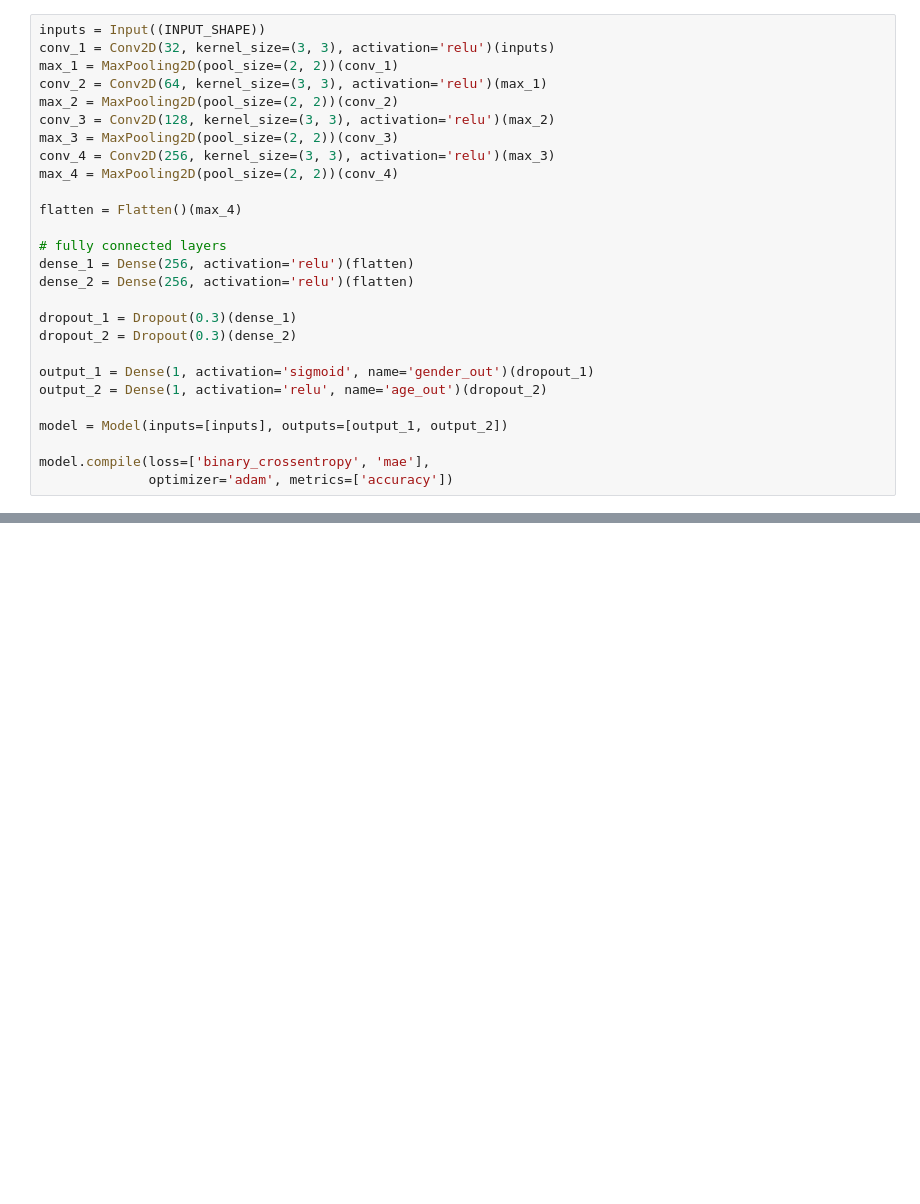
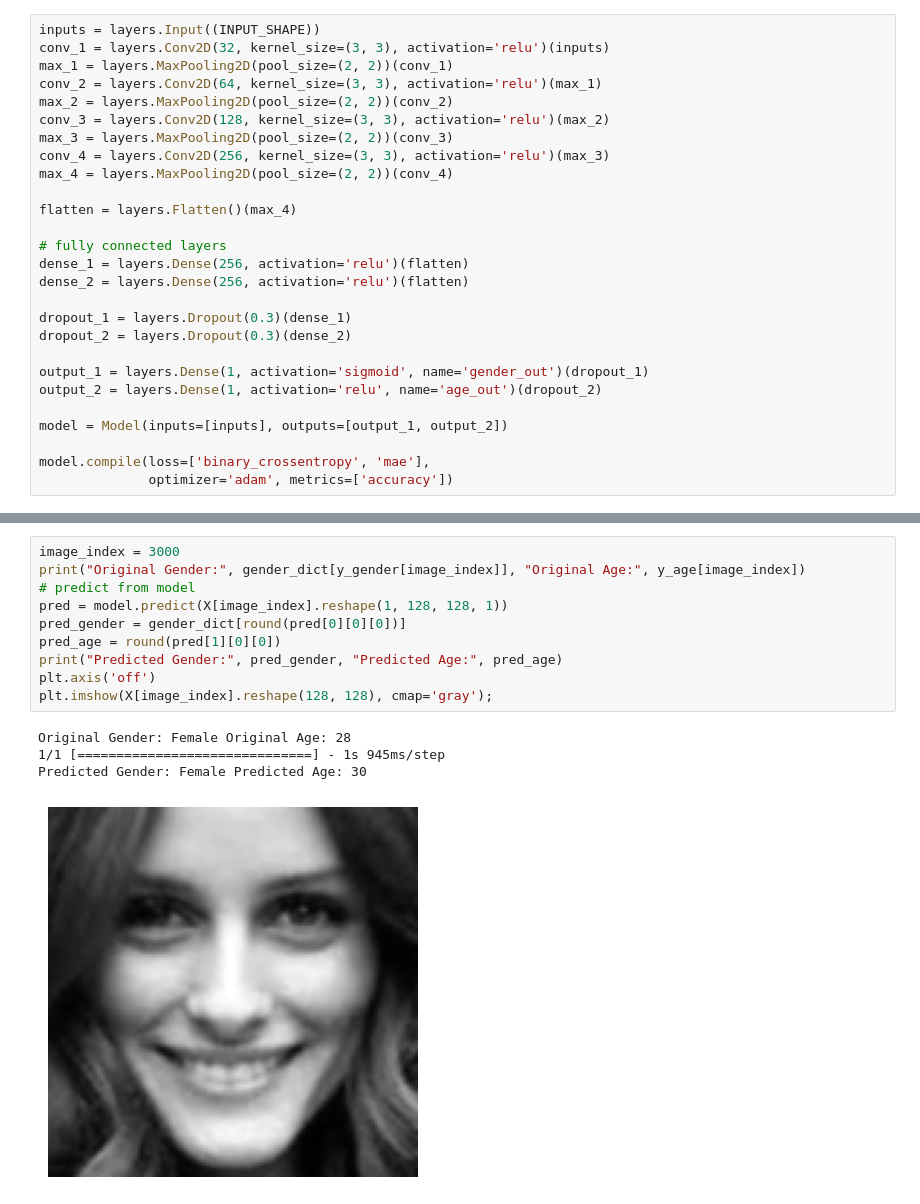
Before and after one commit to engm89/Deep_Learning_Projects, a Jupyter notebook: age_and_gender_detection/main.ipynb, the cells around one changed output, grey strips where cells are left out. Saved outputs shown, nothing was run; the diff lists cells and outputs as text; blank space fills up the shorter version.

```diff
--- a/age_and_gender_detection/main.ipynb
+++ b/age_and_gender_detection/main.ipynb
@@ -159,25 +156,25 @@ INPUT_SHAPE = (128, 128, 1)
 # %%
-inputs = Input((INPUT_SHAPE))
-conv_1 = Conv2D(32, kernel_size=(3, 3), activation='relu')(inputs)
-max_1 = MaxPooling2D(pool_size=(2, 2))(conv_1)
-conv_2 = Conv2D(64, kernel_size=(3, 3), activation='relu')(max_1)
-max_2 = MaxPooling2D(pool_size=(2, 2))(conv_2)
-conv_3 = Conv2D(128, kernel_size=(3, 3), activation='relu')(max_2)
-max_3 = MaxPooling2D(pool_size=(2, 2))(conv_3)
-conv_4 = Conv2D(256, kernel_size=(3, 3), activation='relu')(max_3)
-max_4 = MaxPooling2D(pool_size=(2, 2))(conv_4)
+inputs = layers.Input((INPUT_SHAPE))
+conv_1 = layers.Conv2D(32, kernel_size=(3, 3), activation='relu')(inputs)
+max_1 = layers.MaxPooling2D(pool_size=(2, 2))(conv_1)
+conv_2 = layers.Conv2D(64, kernel_size=(3, 3), activation='relu')(max_1)
+max_2 = layers.MaxPooling2D(pool_size=(2, 2))(conv_2)
+conv_3 = layers.Conv2D(128, kernel_size=(3, 3), activation='relu')(max_2)
+max_3 = layers.MaxPooling2D(pool_size=(2, 2))(conv_3)
+conv_4 = layers.Conv2D(256, kernel_size=(3, 3), activation='relu')(max_3)
+max_4 = layers.MaxPooling2D(pool_size=(2, 2))(conv_4)
 
-flatten = Flatten()(max_4)
+flatten = layers.Flatten()(max_4)
 
 # fully connected layers
-dense_1 = Dense(256, activation='relu')(flatten)
-dense_2 = Dense(256, activation='relu')(flatten)
+dense_1 = layers.Dense(256, activation='relu')(flatten)
+dense_2 = layers.Dense(256, activation='relu')(flatten)
 
-dropout_1 = Dropout(0.3)(dense_1)
-dropout_2 = Dropout(0.3)(dense_2)
+dropout_1 = layers.Dropout(0.3)(dense_1)
+dropout_2 = layers.Dropout(0.3)(dense_2)
 
-output_1 = Dense(1, activation='sigmoid', name='gender_out')(dropout_1)
-output_2 = Dense(1, activation='relu', name='age_out')(dropout_2)
+output_1 = layers.Dense(1, activation='sigmoid', name='gender_out')(dropout_1)
+output_2 = layers.Dense(1, activation='relu', name='age_out')(dropout_2)
 
 model = Model(inputs=[inputs], outputs=[output_1, output_2])
 
@@ -219,0 +228,15 @@ Error:
+# %%
+image_index = 3000
+print("Original Gender:", gender_dict[y_gender[image_index]], "Original Age:", y_age[image_index])
+# predict from model
+pred = model.predict(X[image_index].reshape(1, 128, 128, 1))
+pred_gender = gender_dict[round(pred[0][0][0])]
+pred_age = round(pred[1][0][0])
+print("Predicted Gender:", pred_gender, "Predicted Age:", pred_age)
+plt.axis('off')
+plt.imshow(X[image_index].reshape(128, 128), cmap='gray');
+# %% [output]
+Original Gender: Female Original Age: 28
+1/1 [==============================] - 1s 945ms/step
+Predicted Gender: Female Predicted Age: 30
+[figure, added]
```
Also changed, not shown: parts of 27 cells of this notebook.
